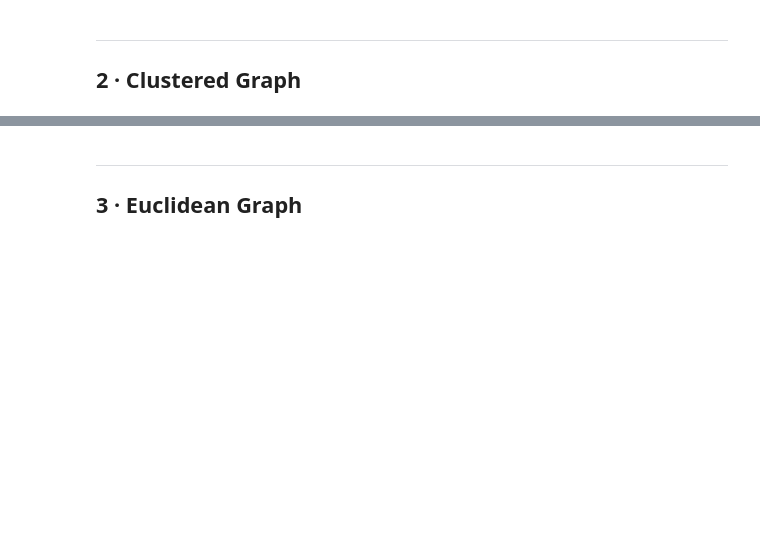
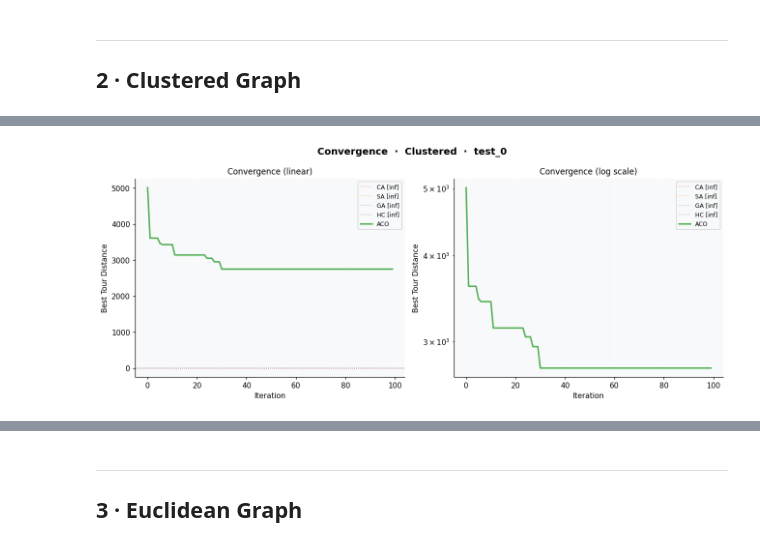
Before and after one commit to htham-eituc/AI1_search-algorithms, a Jupyter notebook: src/notebooks/4_notebook_tsp.ipynb, the cells around one changed output, grey strips where cells are left out. Saved outputs shown, nothing was run; the diff lists cells and outputs as text; code cells hidden in the pictures; blank space fills up the shorter version.

```diff
--- a/src/notebooks/4_notebook_tsp.ipynb
+++ b/src/notebooks/4_notebook_tsp.ipynb
@@ -101,5 +144,7 @@ fig.savefig('results/clustered_solution_quality.png', dpi=150, bbox_inches='tigh
 # %%
-fig = viz.plot_convergence('clustered', test_id='test_1')
-fig.savefig('results/clustered_convergence.png', dpi=150, bbox_inches='tight')
+fig = viz.plot_convergence('clustered', test_id='test_0')
+fig.savefig('../results/tsp/clustered_convergence.png', dpi=150, bbox_inches='tight')
+# %% [output]
+[figure, added]
 # %%
 fig = viz.plot_large_test_dashboard('clustered')
```
Also changed, not shown: parts of 30 cells of this notebook, 1 other file.
